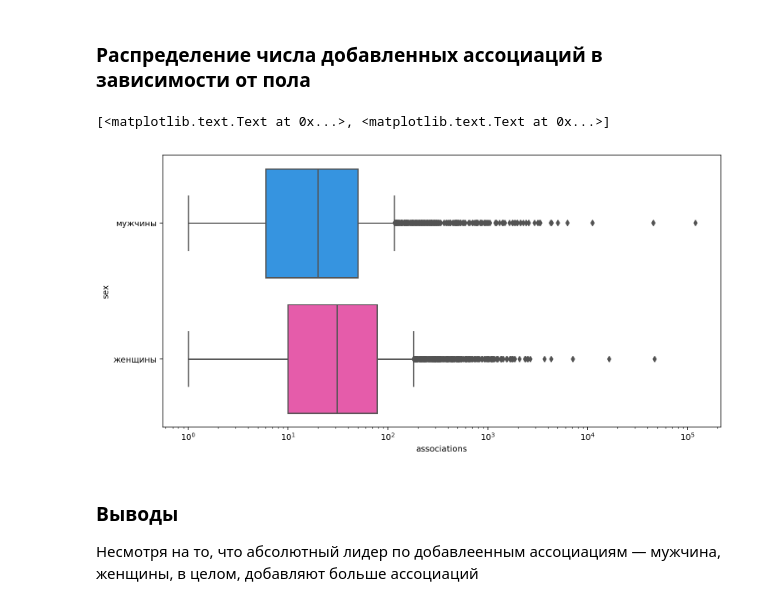
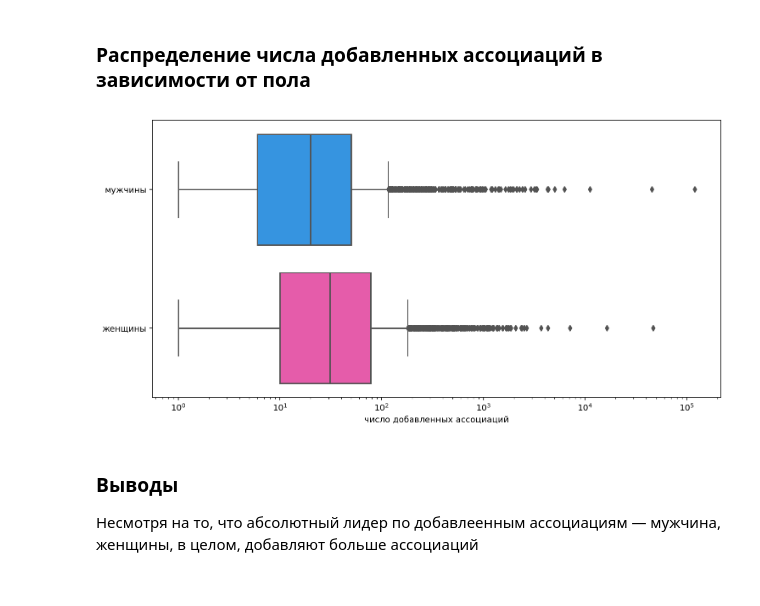
Before and after one commit to ur001/netology-ds, a Jupyter notebook: 1. Introduction to DS and ML/1.2. Data Visualization/homework/sociation_stat_vis.ipynb, the cells around one changed output. Drawn from its saved outputs; the diff is of its cells as text; code cells hidden in the pictures.

Commit message:
Улучшение графика «Распределение числа добавленных ассоциаций в зависимости от пола»

```diff
--- a/1. Introduction to DS and ML/1.2. Data Visualization/homework/sociation_stat_vis.ipynb
+++ b/1. Introduction to DS and ML/1.2. Data Visualization/homework/sociation_stat_vis.ipynb
@@ -138,13 +138,13 @@ axes[1].legend(['женщины', 'мужчины']);
 # %% [markdown]
 ### Распределение числа добавленных ассоциаций в зависимости от пола
 # %%
-g=sns.boxplot(data=users, x='associations', y='sex', palette=['#1A97FC', '#FC45AD'])
-g.set_xscale('log')
-g.yaxis.set_ticklabels(['мужчины', 'женщины'])
-g.yaxis.
+ax = sns.boxplot(data=users, x='associations', y='sex', palette=['#1A97FC', '#FC45AD'])
+ax.set_xscale('log')
+ax.set_yticklabels(['мужчины', 'женщины'])
+ax.set_xlabel('число добавленных ассоциаций')
+ax.set_ylabel('');
 # %% [output]
-[<matplotlib.text.Text at 0x...>, <matplotlib.text.Text at 0x...>]
-[figure, old version]
+[figure, new version]
 # %% [markdown]
 ### Выводы
 
```
